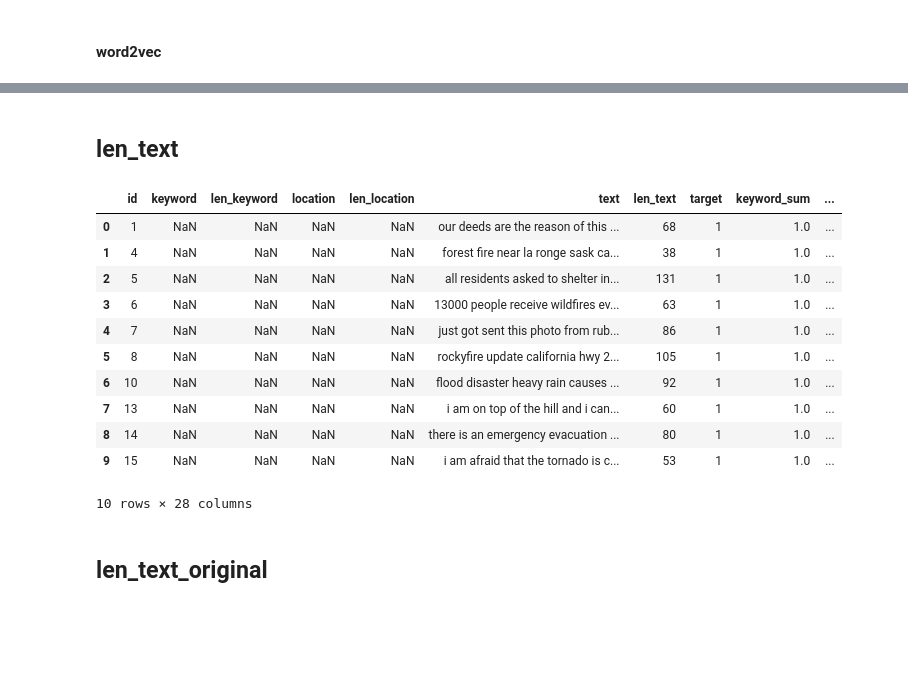
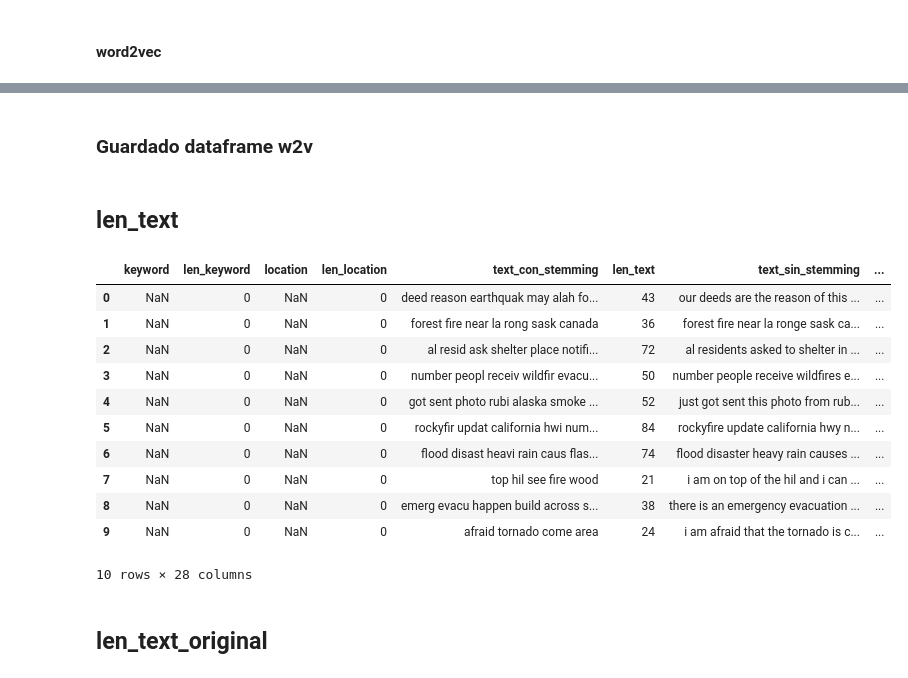
Before and after one commit to pablbob/9558-7506-Data-Hunters, a Jupyter notebook: TP2/feature_engineering.ipynb, the cells around one changed output, grey strips where cells are left out. Saved outputs shown, nothing was run; the diff lists cells and outputs as text; code cells hidden in the pictures; blank space fills up the shorter version.

Commit message:
Cambios en limpiar_datos y feature_engineering, ahora w2v y tf-idf aplican a distintos text

```diff
--- a/TP2/feature_engineering.ipynb
+++ b/TP2/feature_engineering.ipynb
@@ -184,9 +200,9 @@ train.head(10)
 # %% [markdown]
 #### tf-idf
 # %%
-tf_idf_array, vocabulary = tf_idf_encoder(train['text'])
+tf_idf_array, vocabulary = tf_idf_encoder(train['text_con_stemming'])
 # %%
-column_values = calculate_values(train['text'], tf_idf_array, vocabulary)
+column_values = calculate_values(train['text_con_stemming'], tf_idf_array, vocabulary)
 # %%
 train['text_sum_tf-idf'] = [value for value in column_values['sum']]
 train['text_min_tf-idf'] = [value for value in column_values['min']]
@@ -211,4 +227,4 @@ train.head(10)
 # %% [markdown]
 #### word2vec
 # %%
-column_values = calculate_values_w2v(train['text'])
+column_values = calculate_values_w2v(train['text_sin_stemming'])
@@ -227,6 +235,6 @@ train['text_max_w2v'] = [value for value in column_values['max']]
 train['text_mean_w2v'] = [value for value in column_values['mean']]
 train['text_median_w2v'] = [value for value in column_values['median']]
 # %%
-train.drop(['keyword', 'location', 'text'], axis=1, inplace=True)
+#train.drop(['keyword', 'location', 'text_sin_stemming', 'text_con_stemming'], axis=1, inplace=True)
 train
 # %% [output]
@@ -248,4 +256,6 @@ cols = list(train.columns)
 cols.remove('target')
 cols.append('target')
 train = train[cols]
+# %% [markdown]
+### Guardado dataframe w2v
 # %%
@@ -253,21 +263,23 @@ train.to_csv('train/text_encoded_w2v.csv', index=False)
 # %% [markdown]
 ## len_text
 # %%
-pos_col_text = train.columns.get_loc('text')+1
-train.insert(loc=pos_col_text, column='len_text', value=train['text'].iloc[:].str.len())
+len_text = calculate_len(train['text_con_stemming'])
+
+pos_col_text = train.columns.get_loc('text_con_stemming')+1
+train.insert(loc=pos_col_text, column='len_text', value=len_text)
 train.head(10)
 # %% [output]
-|  | id | keyword | len_keyword | location | len_location | text | len_text | target | keyword_sum | ... |
-| 0 | 1 | NaN | NaN | NaN | NaN | our deeds are the reason of this ... | 68 | 1 | 1.0 | ... |
-| 1 | 4 | NaN | NaN | NaN | NaN | forest fire near la ronge sask ca... | 38 | 1 | 1.0 | ... |
-| 2 | 5 | NaN | NaN | NaN | NaN | all residents asked to shelter in... | 131 | 1 | 1.0 | ... |
-| 3 | 6 | NaN | NaN | NaN | NaN | 13000 people receive wildfires ev... | 63 | 1 | 1.0 | ... |
-| 4 | 7 | NaN | NaN | NaN | NaN | just got sent this photo from rub... | 86 | 1 | 1.0 | ... |
-| 5 | 8 | NaN | NaN | NaN | NaN | rockyfire update california hwy 2... | 105 | 1 | 1.0 | ... |
-| 6 | 10 | NaN | NaN | NaN | NaN | flood disaster heavy rain causes ... | 92 | 1 | 1.0 | ... |
-| 7 | 13 | NaN | NaN | NaN | NaN | i am on top of the hill and i can... | 60 | 1 | 1.0 | ... |
-| 8 | 14 | NaN | NaN | NaN | NaN | there is an emergency evacuation ... | 80 | 1 | 1.0 | ... |
-| 9 | 15 | NaN | NaN | NaN | NaN | i am afraid that the tornado is c... | 53 | 1 | 1.0 | ... |
+|  | keyword | len_keyword | location | len_location | text_con_stemming | len_text | text_sin_stemming | ... |
+| 0 | NaN | 0 | NaN | 0 | deed reason earthquak may alah fo... | 43 | our deeds are the reason of this ... | ... |
+| 1 | NaN | 0 | NaN | 0 | forest fire near la rong sask canada | 36 | forest fire near la ronge sask ca... | ... |
+| 2 | NaN | 0 | NaN | 0 | al resid ask shelter place notifi... | 72 | al residents asked to shelter in ... | ... |
+| 3 | NaN | 0 | NaN | 0 | number peopl receiv wildfir evacu... | 50 | number people receive wildfires e... | ... |
+| 4 | NaN | 0 | NaN | 0 | got sent photo rubi alaska smoke ... | 52 | just got sent this photo from rub... | ... |
+| 5 | NaN | 0 | NaN | 0 | rockyfir updat california hwi num... | 84 | rockyfire update california hwy n... | ... |
+| 6 | NaN | 0 | NaN | 0 | flood disast heavi rain caus flas... | 74 | flood disaster heavy rain causes ... | ... |
+| 7 | NaN | 0 | NaN | 0 | top hil see fire wood | 21 | i am on top of the hil and i can ... | ... |
+| 8 | NaN | 0 | NaN | 0 | emerg evacu happen build across s... | 38 | there is an emergency evacuation ... | ... |
+| 9 | NaN | 0 | NaN | 0 | afraid tornado come area | 24 | i am afraid that the tornado is c... | ... |
 10 rows × 28 columns
 # %% [markdown]
 ## len_text_original
```
Also changed, not shown: parts of 37 cells of this notebook, 6 other files.
